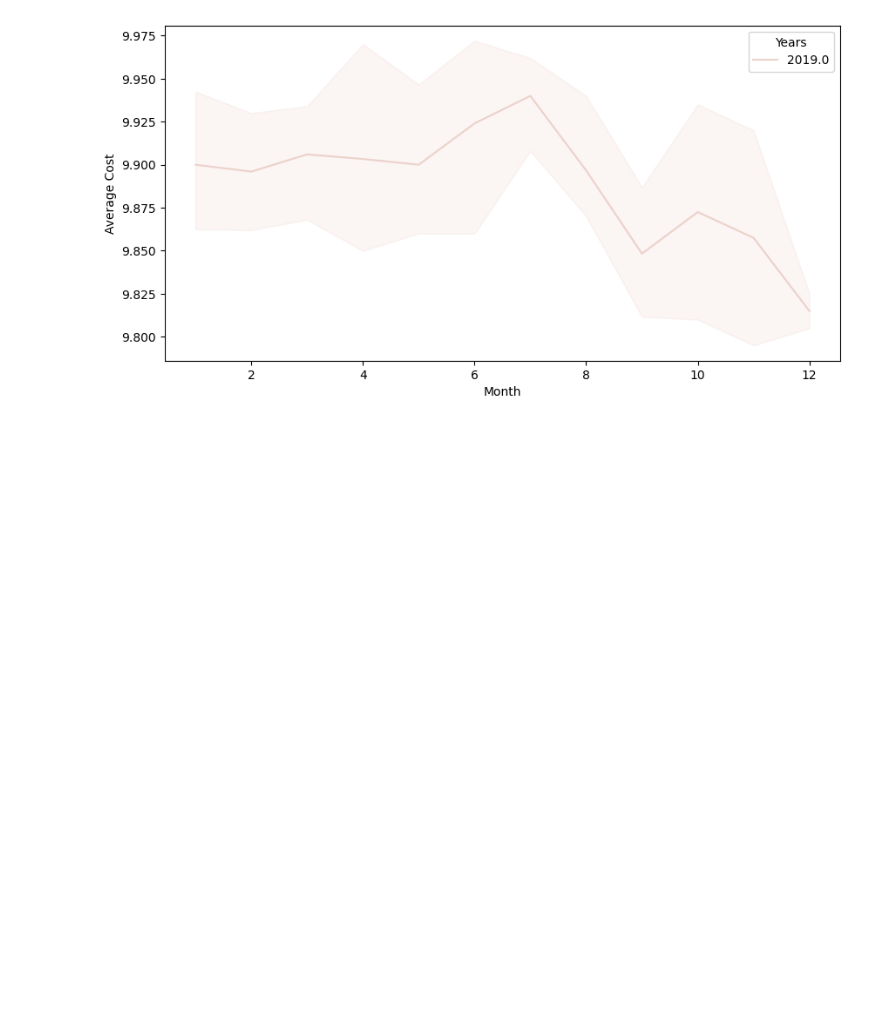
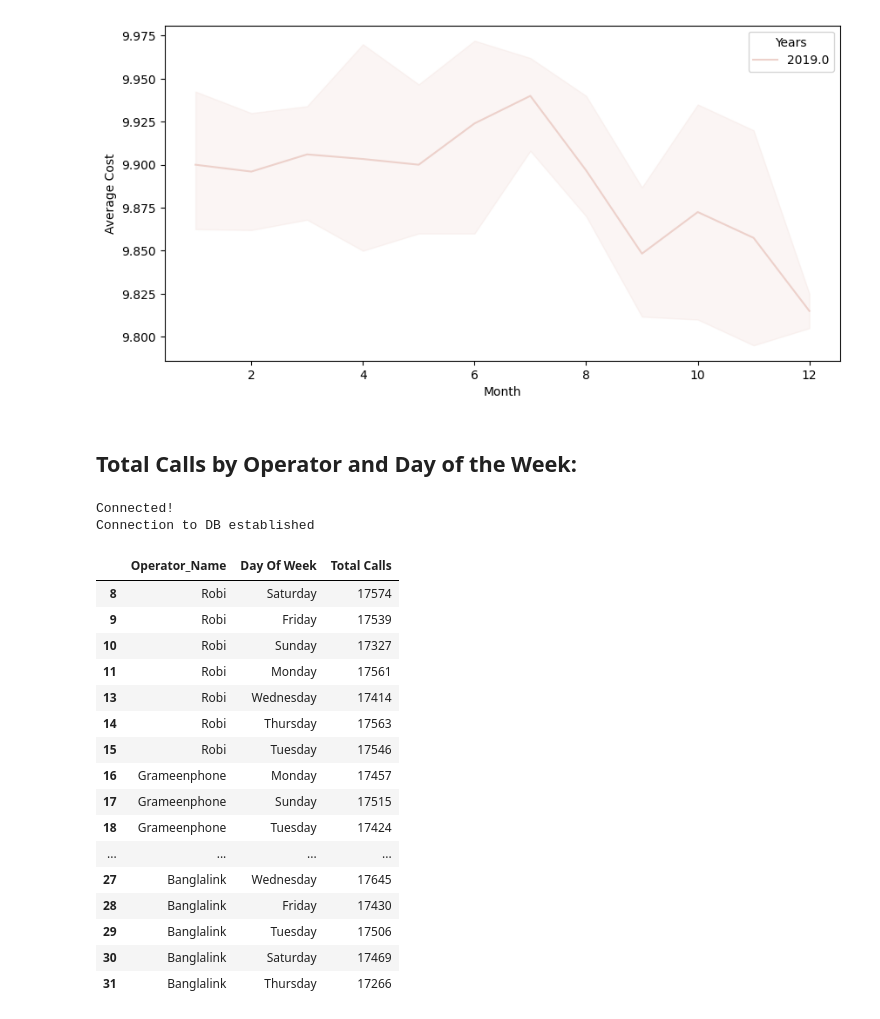
Before and after one commit to ihNihal/Vinternship-Basic-Problem-Solving-on-Python-Programming-, a Jupyter notebook: 411Assignment.ipynb, the cells around one changed output. Drawn from its saved outputs; the diff is of its cells as text; code cells hidden in the pictures; blank space fills up the shorter version.

```diff
--- a/411Assignment.ipynb
+++ b/411Assignment.ipynb
@@ -194,3 +194,41 @@ plt.ylabel("Average Cost")
 # %% [output]
 Text(0, 0.5, 'Average Cost')
 [figure]
+# %% [markdown]
+## Total Calls by Operator and Day of the Week:
+# %%
+con = PostgresConnection().getConnection()
+cur = con.cursor()
+select_stmt = """
+SELECT c.operatorname,u.dayofweek,COUNT(*) AS TotalCalls
+FROM public.calldetails u
+JOIN public.operators c on c.operatorid = u.operatorid
+GROUP BY CUBE(c.operatorname,u.dayofweek)
+order by (c.operatorname) DESC
+
+"""
+cur.execute(select_stmt)
+records = cur.fetchall()
+df = pd.DataFrame(records, columns = ['Operator_Name','Day Of Week', 'Total Calls'])
+df=df.dropna()
+df
+# %% [output]
+Connected!
+Connection to DB established
+|  | Operator_Name | Day Of Week | Total Calls |
+| 8 | Robi | Saturday | 17574 |
+| 9 | Robi | Friday | 17539 |
+| 10 | Robi | Sunday | 17327 |
+| 11 | Robi | Monday | 17561 |
+| 13 | Robi | Wednesday | 17414 |
+| 14 | Robi | Thursday | 17563 |
+| 15 | Robi | Tuesday | 17546 |
+| 16 | Grameenphone | Monday | 17457 |
+| 17 | Grameenphone | Sunday | 17515 |
+| 18 | Grameenphone | Tuesday | 17424 |
+| ... | ... | ... | ... |
+| 27 | Banglalink | Wednesday | 17645 |
+| 28 | Banglalink | Friday | 17430 |
+| 29 | Banglalink | Tuesday | 17506 |
+| 30 | Banglalink | Saturday | 17469 |
+| 31 | Banglalink | Thursday | 17266 |
```
Also changed, not shown: parts of 1 cell of this notebook.
